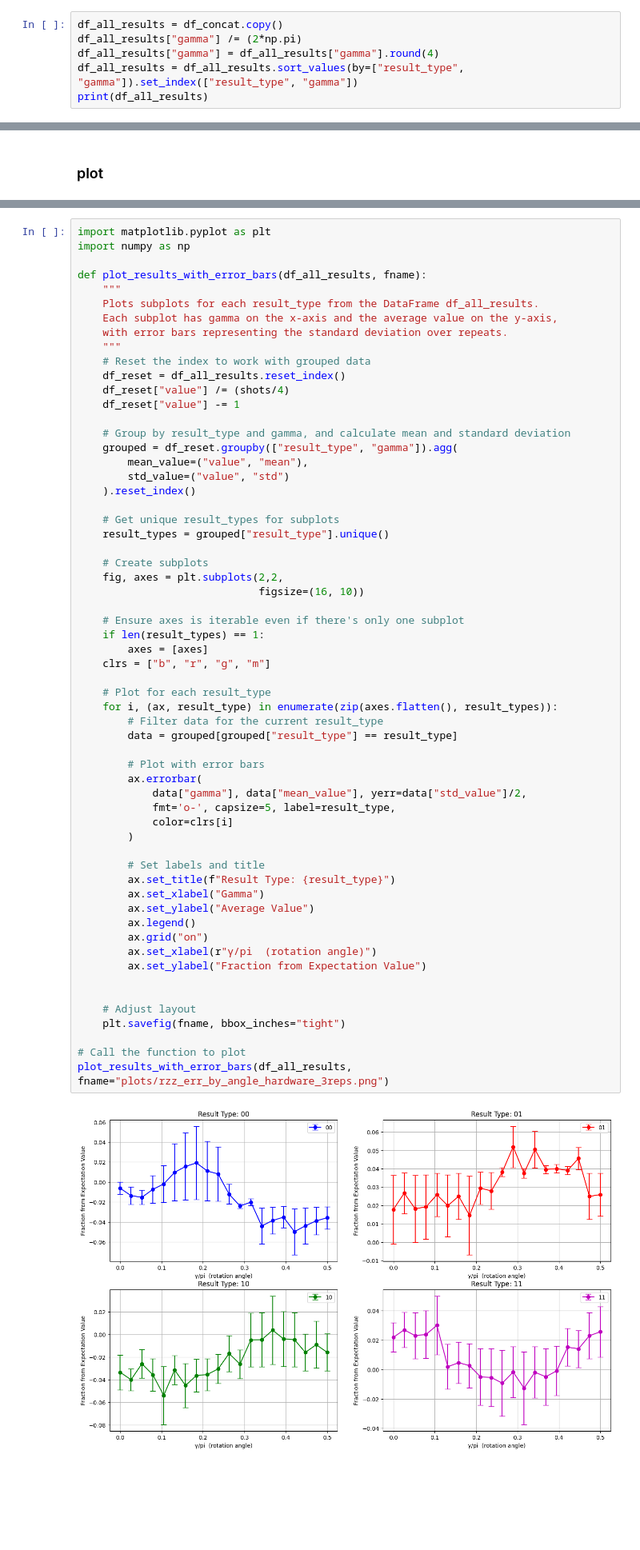
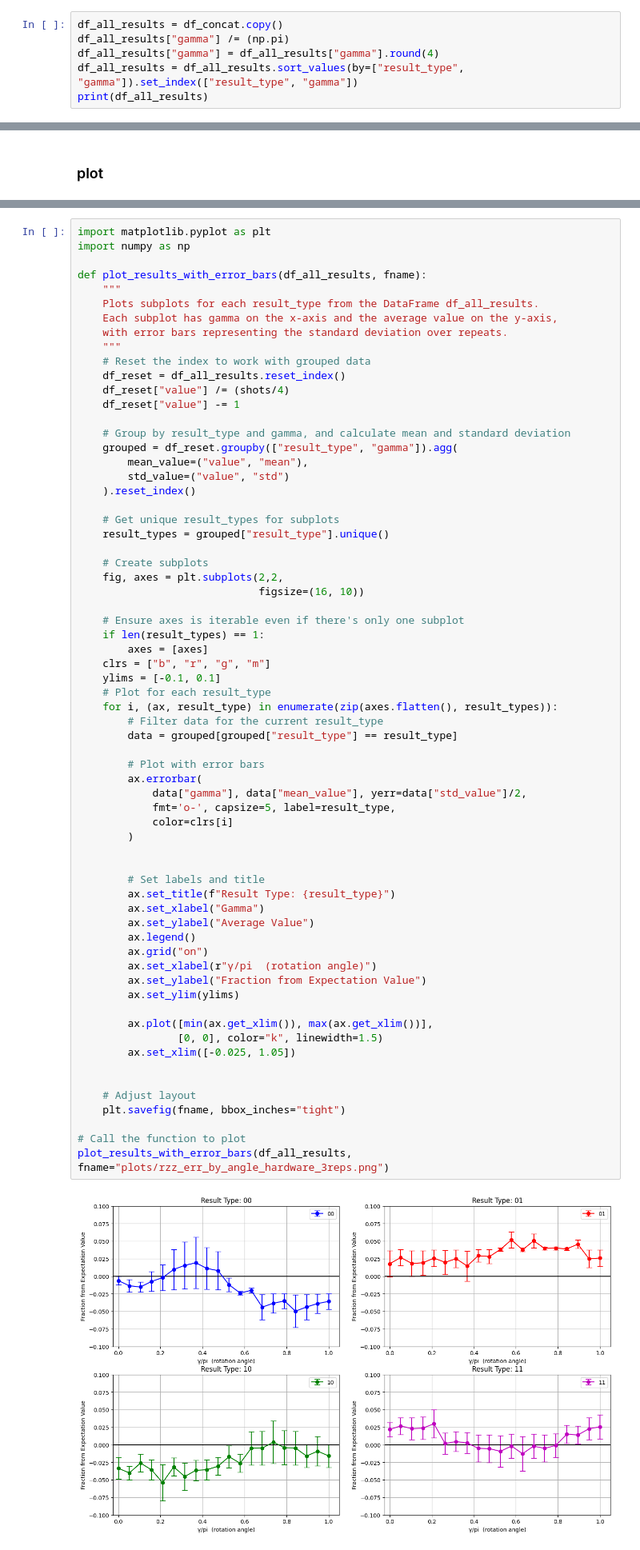
Before and after one commit to Rafe-code/qaoa_err_invest, a Jupyter notebook: error_rzz_by_angle.ipynb, the cells around one changed output, grey strips where cells are left out. Shown at 80% size. Saved outputs shown, nothing was run; the diff lists cells and outputs as text; blank space fills up the shorter version.

```diff
--- a/error_rzz_by_angle.ipynb
+++ b/error_rzz_by_angle.ipynb
@@ -199,7 +199,7 @@ df_2_2 = extract_dataframe_from_results(batch_id2_part2_results, repeat_num=2)
 df_concat = pd.concat([df_0, df_1, df_2_1, df_2_2], axis=0)
 # %%
 df_all_results = df_concat.copy()
-df_all_results["gamma"] /= (2*np.pi)
+df_all_results["gamma"] /= (np.pi)
 df_all_results["gamma"] = df_all_results["gamma"].round(4)
 df_all_results = df_all_results.sort_values(by=["result_type", "gamma"]).set_index(["result_type", "gamma"])
 print(df_all_results)
@@ -277,36 +277,42 @@ def plot_results_with_error_bars(df_all_results, fname):
     if len(result_types) == 1:
         axes = [axes]
     clrs = ["b", "r", "g", "m"]
-
+    ylims = [-0.1, 0.1]
     # Plot for each result_type
     for i, (ax, result_type) in enumerate(zip(axes.flatten(), result_types)):
         # Filter data for the current result_type
         data = grouped[grouped["result_type"] == result_type]
 
         # Plot with error bars
         ax.errorbar(
             data["gamma"], data["mean_value"], yerr=data["std_value"]/2,
             fmt='o-', capsize=5, label=result_type,
             color=clrs[i]
         )
 
+
         # Set labels and title
         ax.set_title(f"Result Type: {result_type}")
         ax.set_xlabel("Gamma")
         ax.set_ylabel("Average Value")
         ax.legend()
         ax.grid("on")
         ax.set_xlabel(r"γ/pi  (rotation angle)")
         ax.set_ylabel("Fraction from Expectation Value")
+        ax.set_ylim(ylims)
+
+        ax.plot([min(ax.get_xlim()), max(ax.get_xlim())],
+                [0, 0], color="k", linewidth=1.5)
+        ax.set_xlim([-0.025, 1.05])
 
 
     # Adjust layout
     plt.savefig(fname, bbox_inches="tight")
 
 # Call the function to plot
 plot_results_with_error_bars(df_all_results, fname="plots/rzz_err_by_angle_hardware_3reps.png")
 # %% [output]
-[figure, old version]
+[figure, new version]
 # %% [markdown]
 ## Simulator
 # %%
```
Also changed, not shown: parts of 2 cells of this notebook.
